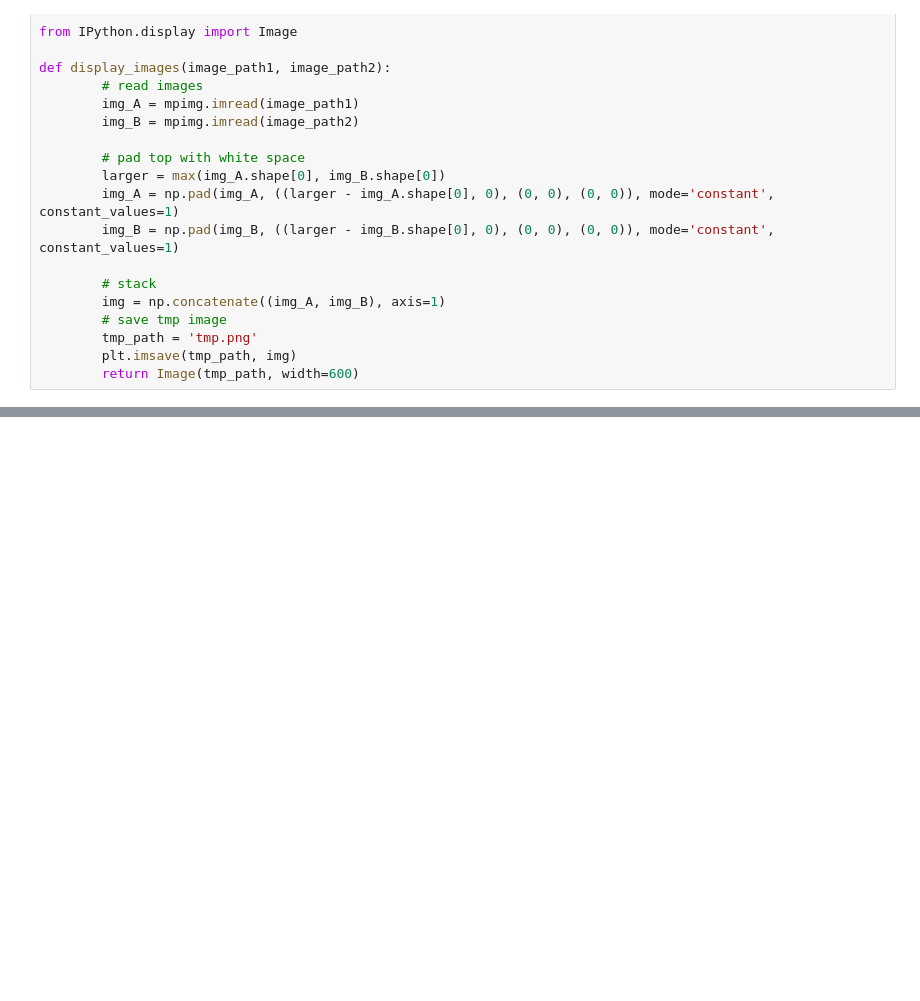
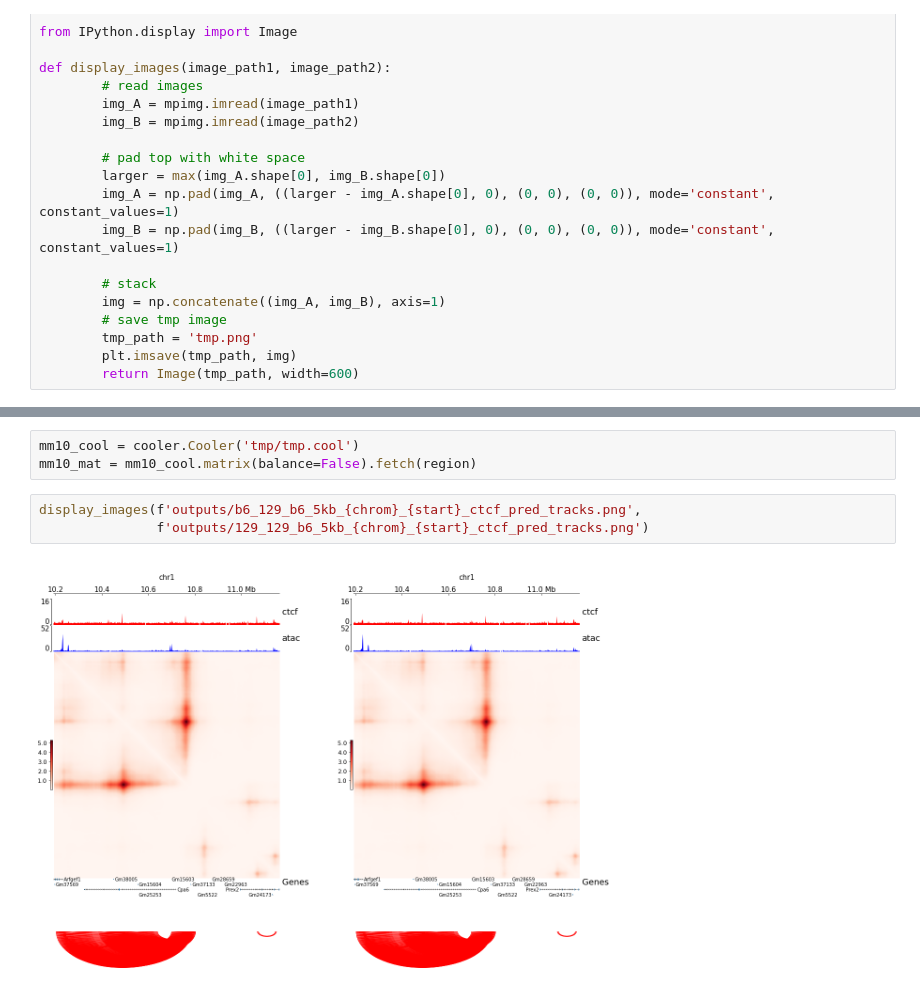
Before and after one commit to dylan-plummer/C.Shark, a Jupyter notebook: examples/diploid_example.ipynb, the cells around one changed output, grey strips where cells are left out. Cells and saved outputs as stored; diff of their text form; blank space fills up the shorter version.

```diff
--- a/examples/diploid_example.ipynb
+++ b/examples/diploid_example.ipynb
@@ -45,0 +94,8 @@ display_images('outputs/baseline_129_b6_5kb_chr2_62000000_ctcf_true_tracks.png',
+# %%
+mm10_cool = cooler.Cooler('tmp/tmp.cool')
+mm10_mat = mm10_cool.matrix(balance=False).fetch(region)
+# %%
+display_images(f'outputs/b6_129_b6_5kb_{chrom}_{start}_ctcf_pred_tracks.png',
+               f'outputs/129_129_b6_5kb_{chrom}_{start}_ctcf_pred_tracks.png')
+# %% [output]
+[figure, added]
```
Also changed, not shown: parts of 20 cells of this notebook.
